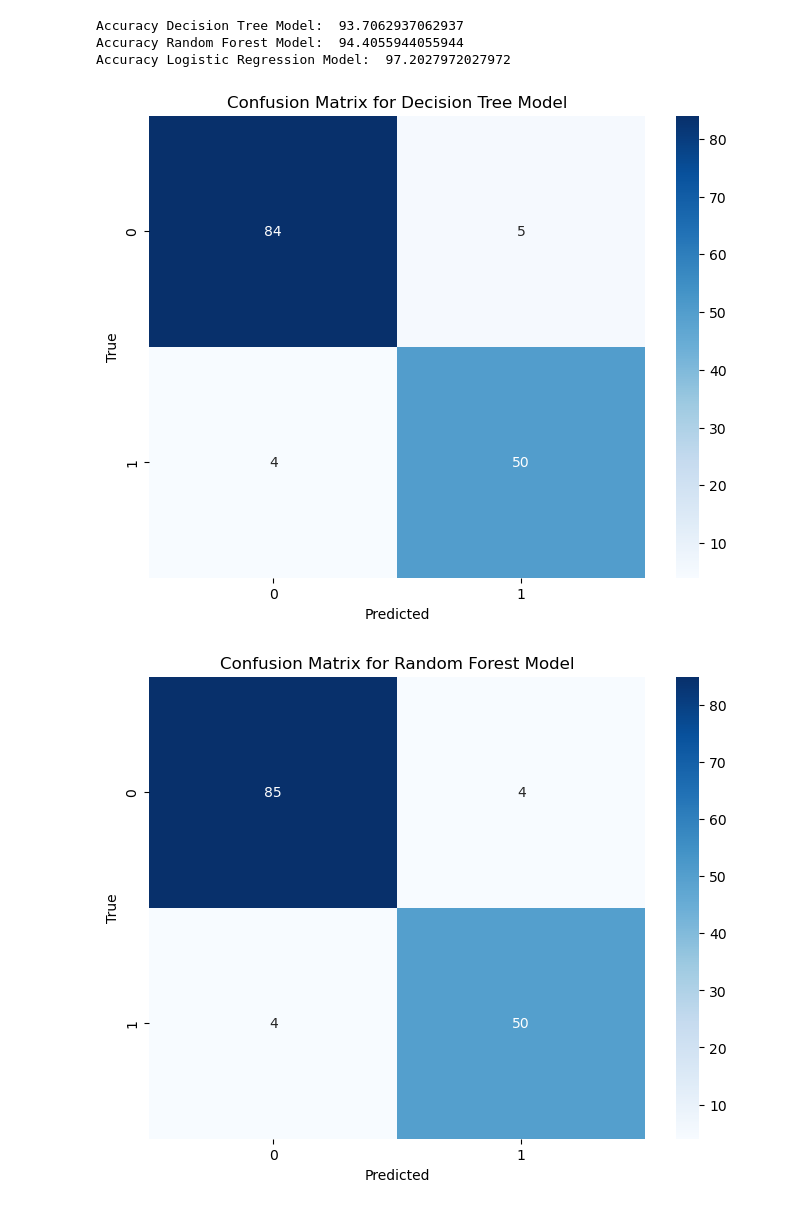
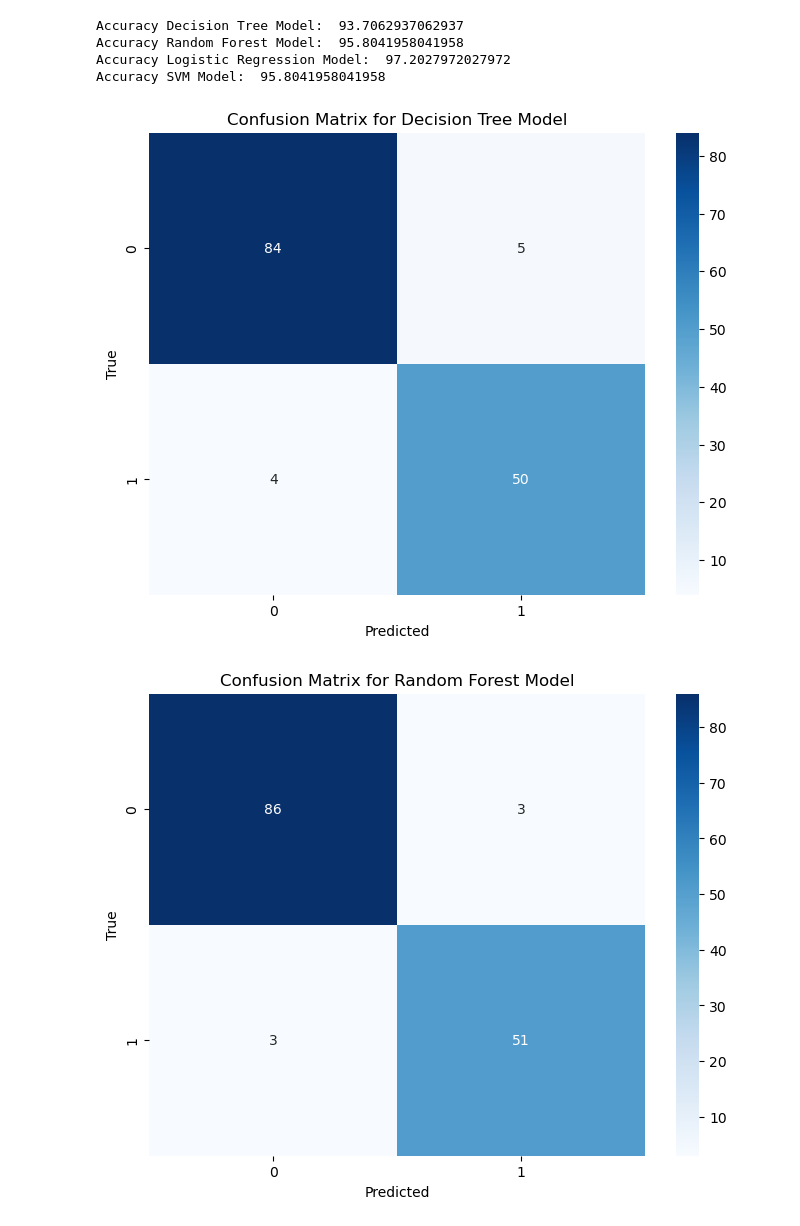
Before and after one commit to Amir-Mojtahedi/OncoVision, a Jupyter notebook: back-end/notebooks/models.ipynb, the cells around one changed output. Drawn from its saved outputs; the diff is of its cells as text; code cells hidden in the pictures.

```diff
--- a/back-end/notebooks/models.ipynb
+++ b/back-end/notebooks/models.ipynb
@@ -15,41 +16,56 @@ import os
 dtm = decisionTreeModel
 rfm = randomForestModel
 lr = logisticRegressionModel
+svm = svmModel
 # %%
 y_pred_dtm = dtm.predict(X_test)
 y_pred_rfm = rfm.predict(X_test)
 y_pred_lr = lr.predict(X_test)
+y_pred_svm = svm.predict(X_test)
 # %%
 from sklearn.metrics import accuracy_score
 
 print('Accuracy Decision Tree Model: ', accuracy_score(y_true=y_test, y_pred=y_pred_dtm)*100)
 print('Accuracy Random Forest Model: ', accuracy_score(y_true=y_test, y_pred=y_pred_rfm)*100)
 print('Accuracy Logistic Regression Model: ', accuracy_score(y_true=y_test, y_pred=y_pred_lr)*100)
+print('Accuracy SVM Model: ', accuracy_score(y_true=y_test, y_pred=y_pred_svm)*100)
 # %% [output]
 Accuracy Decision Tree Model:  93.7062937062937
-Accuracy Random Forest Model:  94.4055944055944
+Accuracy Random Forest Model:  95.8041958041958
 Accuracy Logistic Regression Model:  97.2027972027972
+Accuracy SVM Model:  95.8041958041958
 # %%
 # Generate the Confusion Matrices
 from sklearn.metrics import confusion_matrix
 import matplotlib.pyplot as plt
 import seaborn as sns
 import pandas as pd
 import numpy as np
 def plot_confusion_matrix(y_true, y_pred, model_name):
     cm = confusion_matrix(y_true, y_pred)
     cm_df = pd.DataFrame(cm, index=np.unique(y_true), columns=np.unique(y_pred))
 
     plt.figure(figsize=(8, 6))
     sns.heatmap(cm_df, annot=True, fmt='d', cmap='Blues')
     plt.title(f'Confusion Matrix for {model_name}')
     plt.xlabel('Predicted')
     plt.ylabel('True')
     plt.show()
 plot_confusion_matrix(y_test, y_pred_dtm, "Decision Tree Model")
 plot_confusion_matrix(y_test, y_pred_rfm, "Random Forest Model")
 plot_confusion_matrix(y_test, y_pred_lr, "Logistic Regression Model")
+plot_confusion_matrix(y_test, y_pred_svm, "SVM Model")
+# Print a classification report
+from sklearn.metrics import classification_report
+print("Classification Report for Decision Tree Model")
+print(classification_report(y_test, y_pred_dtm))
+print("Classification Report for Random Forest Model")
+print(classification_report(y_test, y_pred_rfm))
+print("Classification Report for Logistic Regression Model")
+print(classification_report(y_test, y_pred_lr))
+print("Classification Report for SVM Model")
+print(classification_report(y_test, y_pred_svm))
 # %% [output]
 [figure]
-[figure, old version]
+[figure, new version]
 [figure]
```
Also changed, not shown: parts of 2 cells of this notebook.
